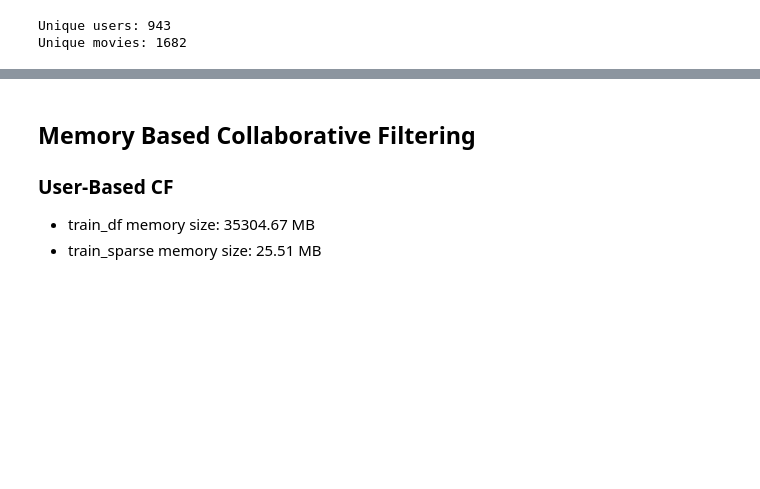
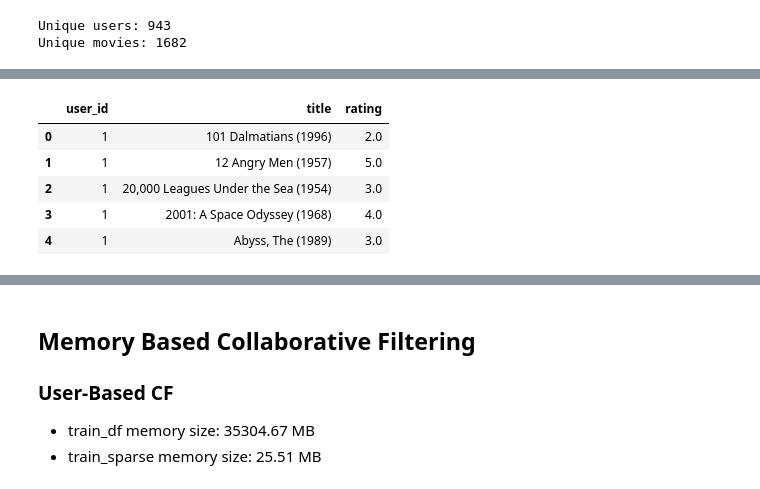
Before and after one commit to AkaCoder404/recommendation-system-notes, a Jupyter notebook: movielens100k.ipynb, the cells around one changed output, grey strips where cells are left out. Saved outputs shown, nothing was run; the diff lists cells and outputs as text; code cells hidden in the pictures; blank space fills up the shorter version.

```diff
--- a/movielens100k.ipynb
+++ b/movielens100k.ipynb
@@ -99,0 +125,12 @@ Unique movies: 1682
+# %%
+# Create a new dataframe with just user_id, title, and rating columns
+# Drop the item_id and timestamp columns
+refined_df = merged_df.drop(["item_id", "timestamp"], axis=1)
+refined_df.head(5)
+# %% [output]
+|  | user_id | title | rating |
+| 0 | 1 | 101 Dalmatians (1996) | 2.0 |
+| 1 | 1 | 12 Angry Men (1957) | 5.0 |
+| 2 | 1 | 20,000 Leagues Under the Sea (1954) | 3.0 |
+| 3 | 1 | 2001: A Space Odyssey (1968) | 4.0 |
+| 4 | 1 | Abyss, The (1989) | 3.0 |
```
Also changed, not shown: parts of 23 cells of this notebook, 2 other files.
